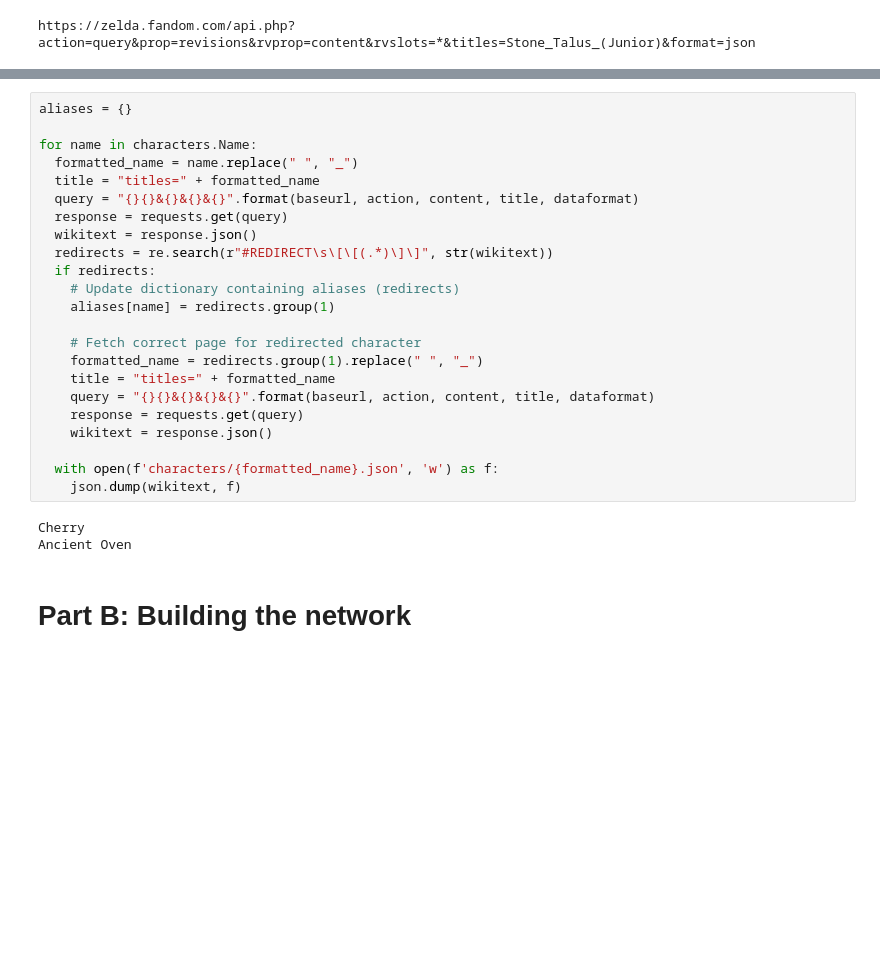
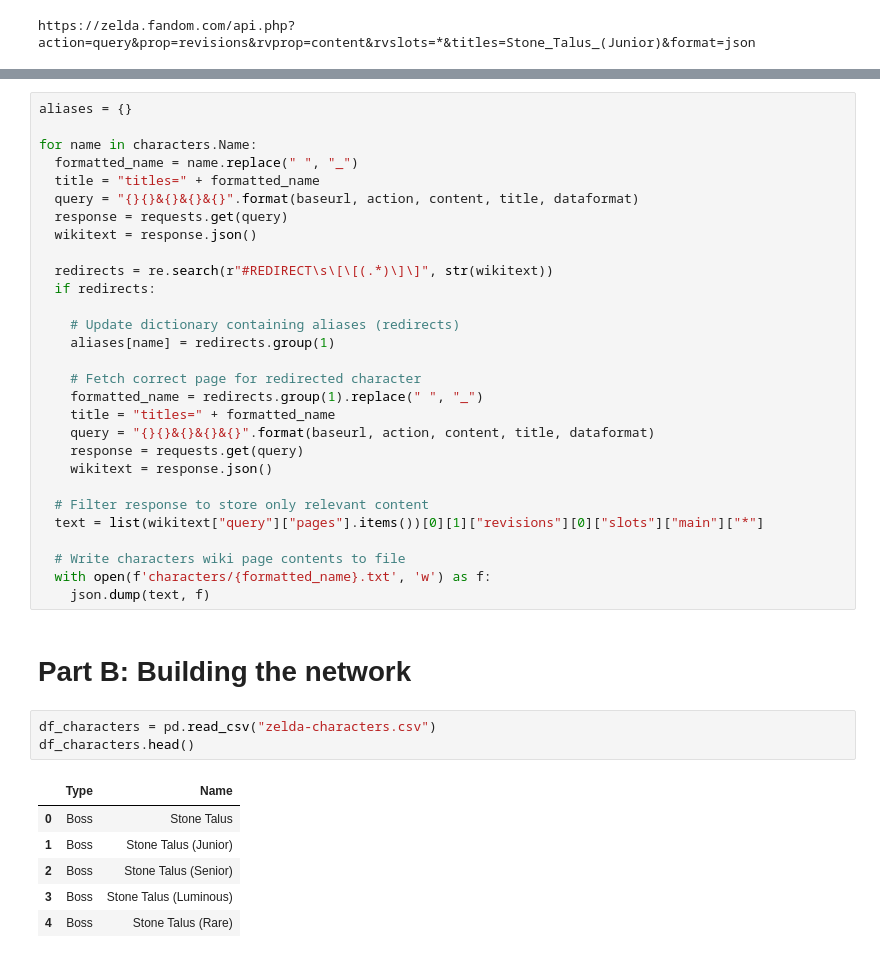
Before and after one commit to TheFoolishPupil/SocialGraphs2021, a Jupyter notebook: week4/week4.ipynb, the cells around one changed output, grey strips where cells are left out. Cells and saved outputs as stored; diff of their text form; blank space fills up the shorter version.

```diff
--- a/week4/week4.ipynb
+++ b/week4/week4.ipynb
@@ -123,8 +106,10 @@ for name in characters.Name:
   query = "{}{}&{}&{}&{}".format(baseurl, action, content, title, dataformat)
   response = requests.get(query)
   wikitext = response.json()
+
   redirects = re.search(r"#REDIRECT\s\[\[(.*)\]\]", str(wikitext))
   if redirects:
+
     # Update dictionary containing aliases (redirects)
     aliases[name] = redirects.group(1)
 
@@ -135,10 +120,21 @@ for name in characters.Name:
     response = requests.get(query)
     wikitext = response.json()
 
-  with open(f'characters/{formatted_name}.json', 'w') as f:
-    json.dump(wikitext, f)
+  # Filter response to store only relevant content
+  text = list(wikitext["query"]["pages"].items())[0][1]["revisions"][0]["slots"]["main"]["*"]
+
+  # Write characters wiki page contents to file
+  with open(f'characters/{formatted_name}.txt', 'w') as f:
+    json.dump(text, f)
-# %% [output]
-Cherry
-Ancient Oven
 # %% [markdown]
 # Part B: Building the network
+# %%
+df_characters = pd.read_csv("zelda-characters.csv")
+df_characters.head()
+# %% [output]
+|  | Type | Name |
+| 0 | Boss | Stone Talus |
+| 1 | Boss | Stone Talus (Junior) |
+| 2 | Boss | Stone Talus (Senior) |
+| 3 | Boss | Stone Talus (Luminous) |
+| 4 | Boss | Stone Talus (Rare) |
```
Also changed, not shown: parts of 10 cells of this notebook, 4 other files.
